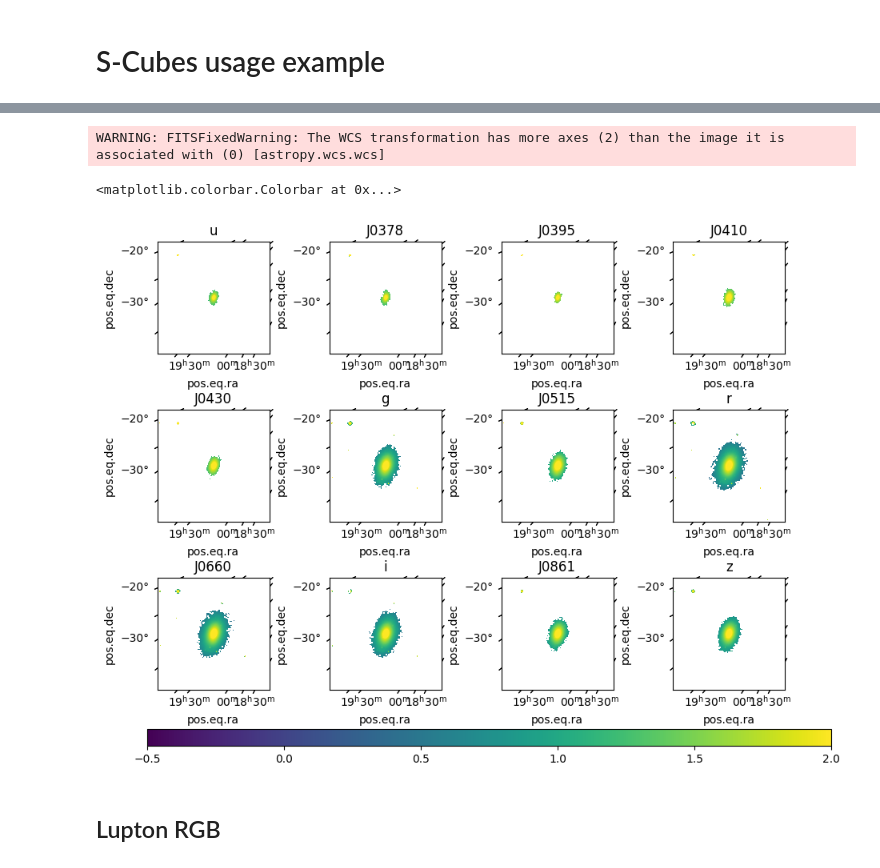
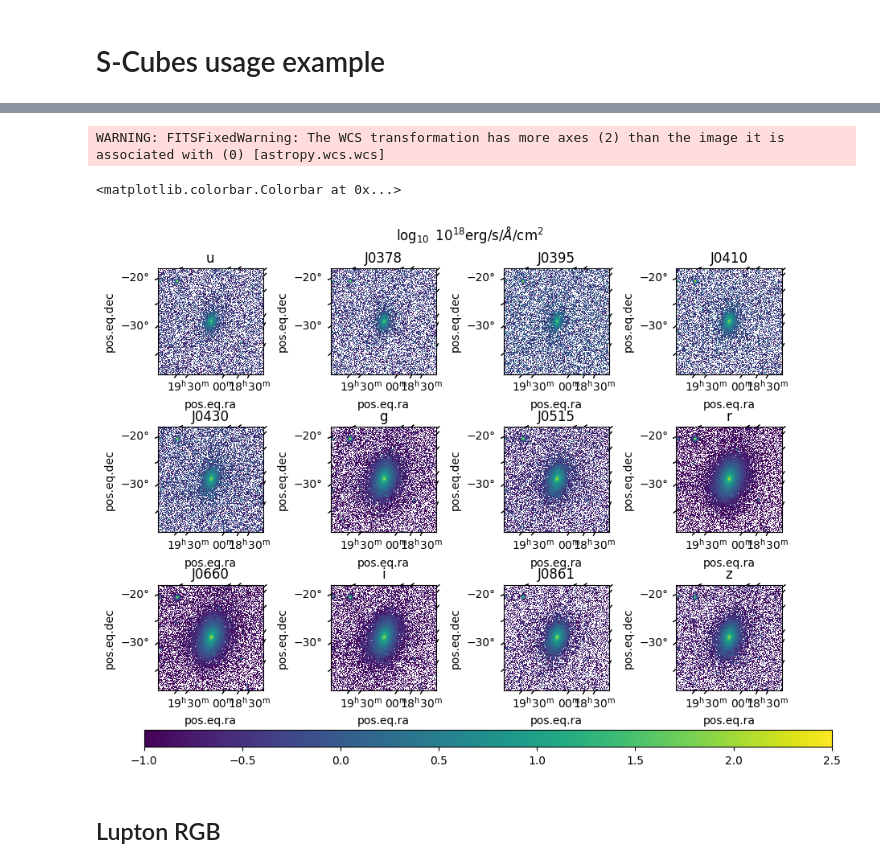
Before and after one commit to splus-collab/splusdata, a Jupyter notebook: splusdata/scubes/SCubes_example.ipynb, the cells around one changed output, grey strips where cells are left out. Drawn from its saved outputs; the diff is of its cells as text; code cells hidden in the pictures.

```diff
--- a/splusdata/scubes/SCubes_example.ipynb
+++ b/splusdata/scubes/SCubes_example.ipynb
@@ -37,31 +37,33 @@ WARNING: FITSFixedWarning: 'datfix' made the change 'Set DATE-OBS to '2017-12-17
 # %%
 import numpy as np
 from astropy.wcs import WCS
 import matplotlib.pyplot as plt
 from splusdata.vars import BANDS
 
 wcs = WCS(scube.cube[0].header, naxis=(1, 2))
 
-logflux__byx = np.ma.log10(scube.flam__byx.value)
+flux__byx = scube.flam__byx.value*scube.flam_scale
 
 f = plt.figure()
 f.set_size_inches(9, 7)
 
 # plot bands
 for i, band in enumerate(BANDS):
     ax = f.add_subplot(3, 4, i+1, projection=wcs)
     ax.set_title(band)
-    logflux__yx = logflux__byx[i]
-    im = ax.imshow(logflux__yx, origin='lower', vmin=-0.5, vmax=2)
+    logflux__yx = np.log10(flux__byx[i]) + 18
+    im = ax.imshow(logflux__yx, origin='lower', vmin=-1, vmax=2.5, interpolation='nearest')
+    #ax.grid()
 
-f.subplots_adjust(left=0.05, right=0.95, bottom=0.15, top=0.95, wspace=0.3, hspace=0.5)
+f.suptitle(r'$\log_{10}$ 10$^{18}$erg/s/$\AA$/cm$^2$')
+f.subplots_adjust(left=0.05, right=0.95, bottom=0.15, top=0.9, wspace=0.3, hspace=0.5)
 left, bottom, width, height = 0.05, 0.05, 0.95, 0.03
 cb_ax = f.add_axes([left, bottom, width, height])
 f.colorbar(im, cax=cb_ax, location='bottom')
 # %% [output]
 WARNING: FITSFixedWarning: The WCS transformation has more axes (2) than the image it is associated with (0) [astropy.wcs.wcs]
 <matplotlib.colorbar.Colorbar at 0x...>
-[figure, old version]
+[figure, new version]
 # %% [markdown]
 ## Lupton RGB
 # %%
```
Also changed, not shown: parts of 2 cells of this notebook, 1 other file.
